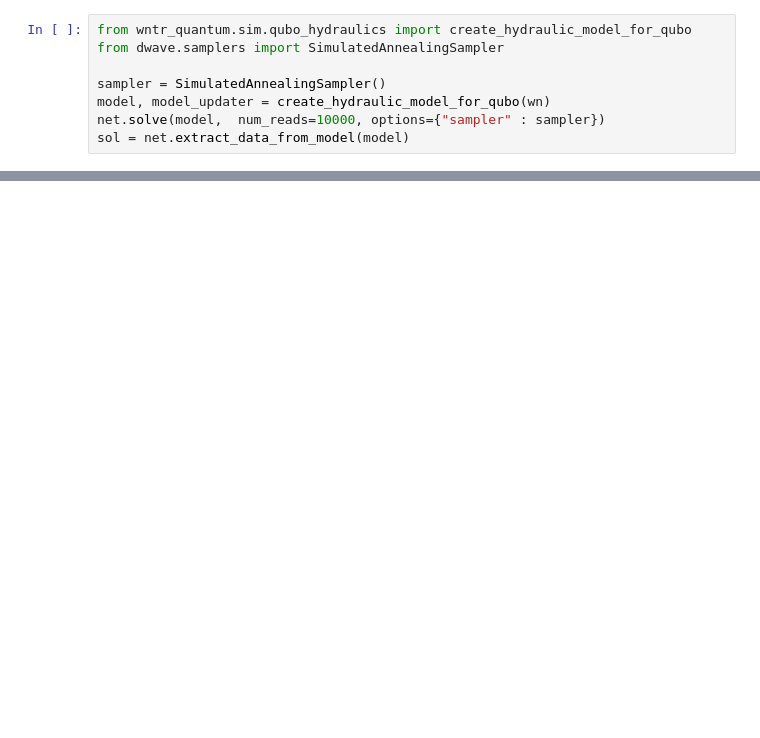
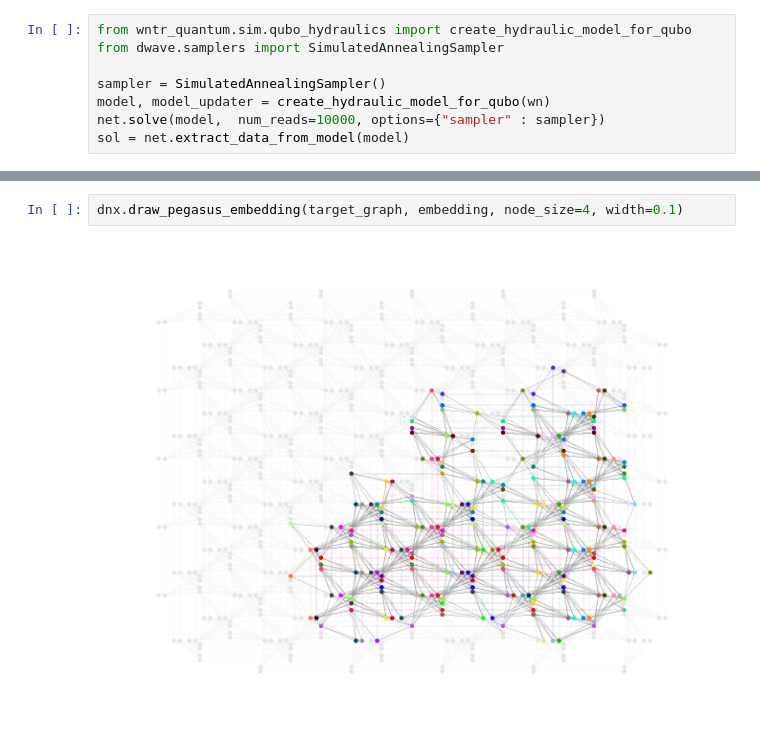
Before and after one commit to QuantumApplicationLab/wntr-quantum, a Jupyter notebook: docs/notebooks/qubo_poly_solver.ipynb, the cells around one changed output, grey strips where cells are left out. Cells and saved outputs as stored; diff of their text form; blank space fills up the shorter version.

```diff
--- a/docs/notebooks/qubo_poly_solver.ipynb
+++ b/docs/notebooks/qubo_poly_solver.ipynb
@@ -137,0 +183,4 @@ wntr.graphics.plot_network(wn, node_attribute=pressure_at_5hr, node_size=50,
+# %%
+dnx.draw_pegasus_embedding(target_graph, embedding, node_size=4, width=0.1)
+# %% [output]
+[figure, added]
```
Also changed, not shown: parts of 18 cells of this notebook, 8 other files.
